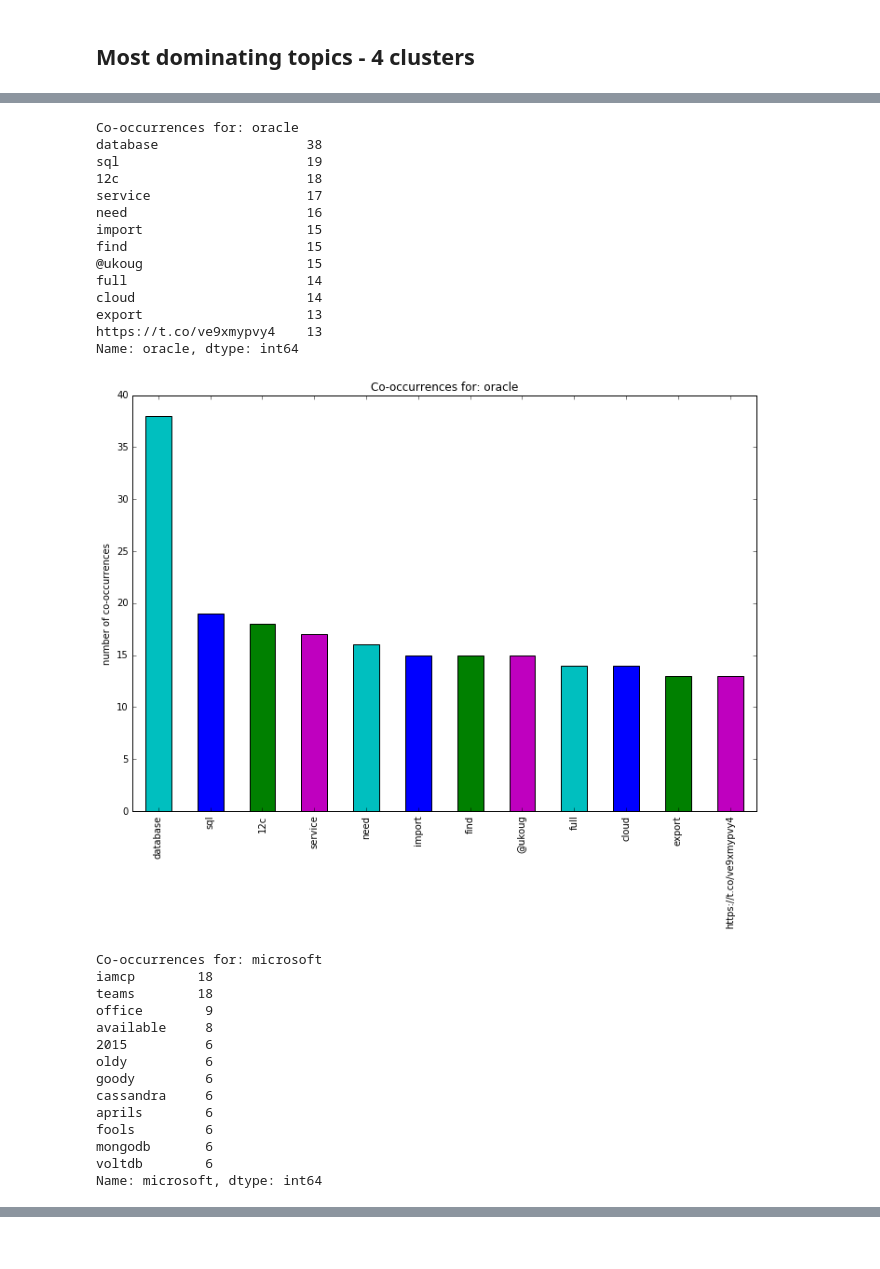
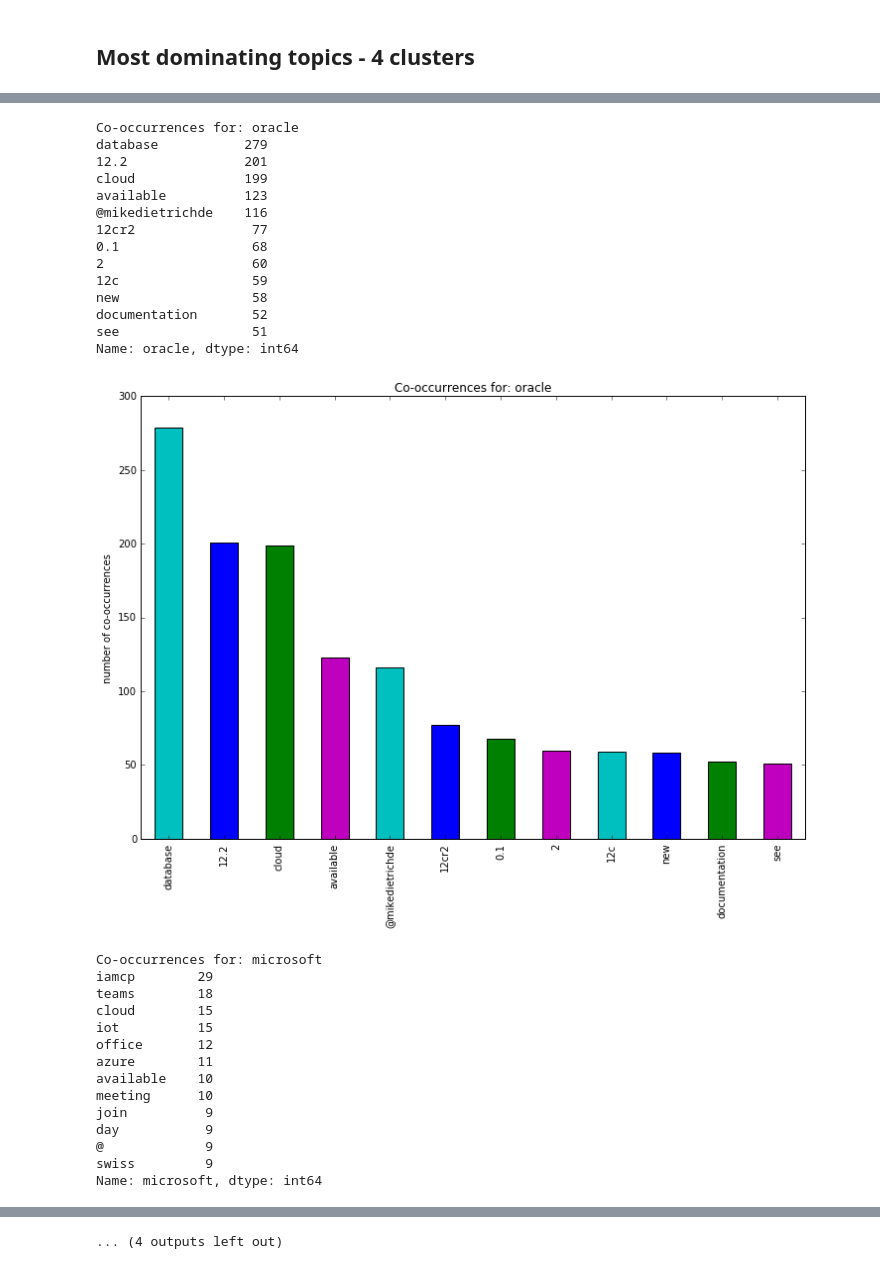
Before and after one commit to skeydan/twitter_topics, a Jupyter notebook: compare_methods.ipynb, the cells around one changed output, grey strips where cells are left out. Drawn from its saved outputs; the diff is of its cells as text; code cells hidden in the pictures.

```diff
--- a/compare_methods.ipynb
+++ b/compare_methods.ipynb
@@ -46,6 +46,7 @@ def remove_hash(wordlist):
 def remove_at(wordlist):
     return(list(map(lambda x: re.sub(r'^@','',x), wordlist)))
 
+tweets_english['text_processed'] = tweets_english['text_processed'].apply(lambda x: list(map(lambda s: s.lower(),x)))
 tweets_english['text_wo_#'] = tweets_english['text_processed'].apply(lambda x: remove_hash(x))
 tweets_english['text_wo_#@'] = tweets_english['text_wo_#'].apply(lambda x: remove_at(x))
 
@@ -504,51 +564,51 @@ co_occurrences.head()
 # %%
 def get_co_occurrences(df, word, n):
     coocs = df.loc[word]
     sorted = coocs.sort_values(ascending = False)
     return sorted[:n]
 
 def plot_co_occurrences(word, coocs):
     plt.figure(figsize = (12, 8))
     plt.ylabel('number of co-occurrences')
     plt.title('Co-occurrences for: {}'.format(word))
     coocs.plot(kind='bar', color = colors)
     plt.show()
 
-words = ['oracle', 'microsoft', 'talend', 'bigdata', 'cloud']
+words = ['oracle', 'microsoft', 'talend', 'bigdata', 'cloud', 'machinelearning', 'datascience', 'deeplearning']
 n = 12
 colors = 'cbgm'
 
 for w in words:
     coocs = get_co_occurrences(co_occurrences, w, n)
     print('Co-occurrences for: {}\n{}\n\n'.format(w, coocs))
     plot_co_occurrences(w, coocs)
 # %% [output]
 Co-occurrences for: oracle
-database                   38
-sql                        19
-12c                        18
-service                    17
-need                       16
-import                     15
-find                       15
-@ukoug                     15
-full                       14
-cloud                      14
-export                     13
-https://t.co/ve9xmypvy4    13
+database           279
+12.2               201
+cloud              199
+available          123
+@mikedietrichde    116
+12cr2               77
+0.1                 68
+2                   60
+12c                 59
+new                 58
+documentation       52
+see                 51
 Name: oracle, dtype: int64
-[figure, old version]
+[figure, new version]
 Co-occurrences for: microsoft
-iamcp        18
+iamcp        29
 teams        18
-office        9
-available     8
-2015          6
-oldy          6
-goody         6
-cassandra     6
-aprils        6
-fools         6
-mongodb       6
-voltdb        6
+cloud        15
+iot          15
+office       12
+azure        11
+available    10
+meeting      10
+join          9
+day           9
+@             9
+swiss         9
 Name: microsoft, dtype: int64
@@ -600,0 +676 @@ Name: cloud, dtype: int64
+... (4 outputs left out)
```
Also changed, not shown: parts of 26 cells of this notebook, 3 other files.
